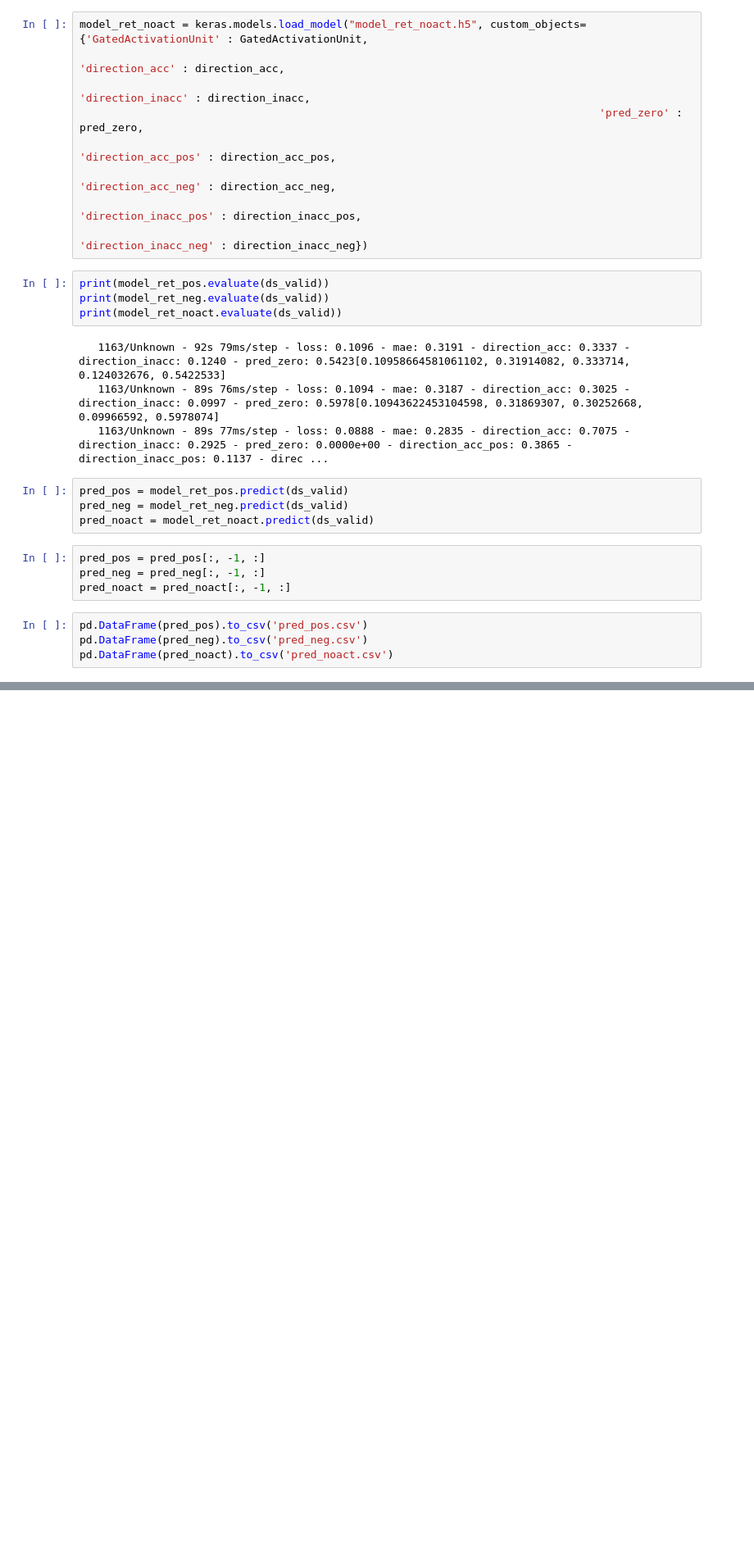
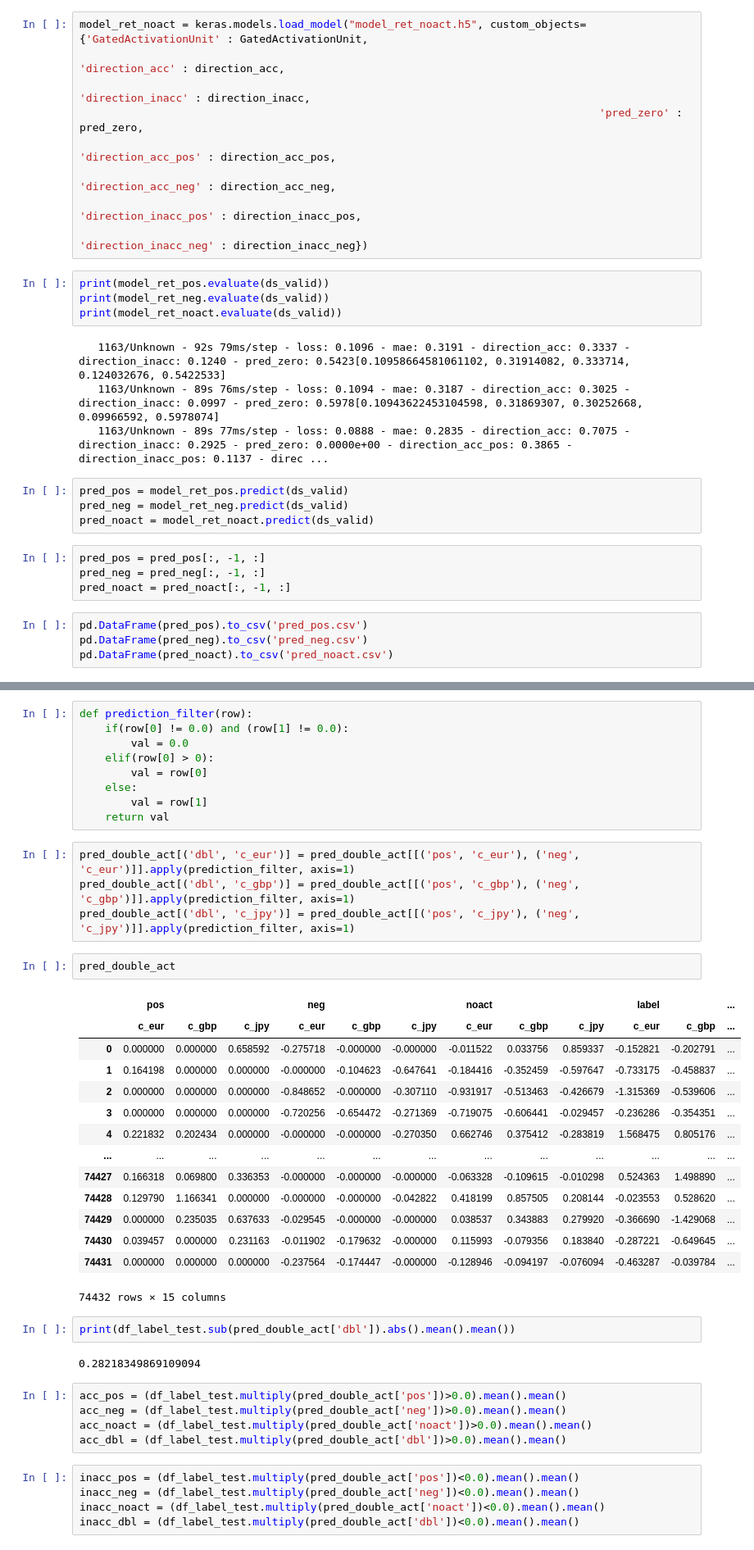
Before and after one commit to sinusgamma/probabilistic_wavenet_fx, a Jupyter notebook: wavenet_fx3.ipynb, the cells around one changed output, grey strips where cells are left out. Shown at 82% size. Cells and saved outputs as stored; diff of their text form; blank space fills up the shorter version.

```diff
--- a/wavenet_fx3.ipynb
+++ b/wavenet_fx3.ipynb
@@ -979,0 +1069,44 @@ pd.DataFrame(pred_noact).to_csv('pred_noact.csv')
+# %%
+def prediction_filter(row):
+    if(row[0] != 0.0) and (row[1] != 0.0):
+        val = 0.0
+    elif(row[0] > 0):
+        val = row[0]
+    else:
+        val = row[1]
+    return val
+# %%
+pred_double_act[('dbl', 'c_eur')] = pred_double_act[[('pos', 'c_eur'), ('neg', 'c_eur')]].apply(prediction_filter, axis=1)
+pred_double_act[('dbl', 'c_gbp')] = pred_double_act[[('pos', 'c_gbp'), ('neg', 'c_gbp')]].apply(prediction_filter, axis=1)
+pred_double_act[('dbl', 'c_jpy')] = pred_double_act[[('pos', 'c_jpy'), ('neg', 'c_jpy')]].apply(prediction_filter, axis=1)
+# %%
+pred_double_act
+# %% [output]
+|  | pos |  |  | neg |  |  | noact |  |  | label |  | ... |
+|  | c_eur | c_gbp | c_jpy | c_eur | c_gbp | c_jpy | c_eur | c_gbp | c_jpy | c_eur | c_gbp | ... |
+| 0 | 0.000000 | 0.000000 | 0.658592 | -0.275718 | -0.000000 | -0.000000 | -0.011522 | 0.033756 | 0.859337 | -0.152821 | -0.202791 | ... |
+| 1 | 0.164198 | 0.000000 | 0.000000 | -0.000000 | -0.104623 | -0.647641 | -0.184416 | -0.352459 | -0.597647 | -0.733175 | -0.458837 | ... |
+| 2 | 0.000000 | 0.000000 | 0.000000 | -0.848652 | -0.000000 | -0.307110 | -0.931917 | -0.513463 | -0.426679 | -1.315369 | -0.539606 | ... |
+| 3 | 0.000000 | 0.000000 | 0.000000 | -0.720256 | -0.654472 | -0.271369 | -0.719075 | -0.606441 | -0.029457 | -0.236286 | -0.354351 | ... |
+| 4 | 0.221832 | 0.202434 | 0.000000 | -0.000000 | -0.000000 | -0.270350 | 0.662746 | 0.375412 | -0.283819 | 1.568475 | 0.805176 | ... |
+| ... | ... | ... | ... | ... | ... | ... | ... | ... | ... | ... | ... | ... |
+| 74427 | 0.166318 | 0.069800 | 0.336353 | -0.000000 | -0.000000 | -0.000000 | -0.063328 | -0.109615 | -0.010298 | 0.524363 | 1.498890 | ... |
+| 74428 | 0.129790 | 1.166341 | 0.000000 | -0.000000 | -0.000000 | -0.042822 | 0.418199 | 0.857505 | 0.208144 | -0.023553 | 0.528620 | ... |
+| 74429 | 0.000000 | 0.235035 | 0.637633 | -0.029545 | -0.000000 | -0.000000 | 0.038537 | 0.343883 | 0.279920 | -0.366690 | -1.429068 | ... |
+| 74430 | 0.039457 | 0.000000 | 0.231163 | -0.011902 | -0.179632 | -0.000000 | 0.115993 | -0.079356 | 0.183840 | -0.287221 | -0.649645 | ... |
+| 74431 | 0.000000 | 0.000000 | 0.000000 | -0.237564 | -0.174447 | -0.000000 | -0.128946 | -0.094197 | -0.076094 | -0.463287 | -0.039784 | ... |
+74432 rows × 15 columns
+# %%
+print(df_label_test.sub(pred_double_act['dbl']).abs().mean().mean())
+# %% [output]
+0.28218349869109094
+# %%
+acc_pos = (df_label_test.multiply(pred_double_act['pos'])>0.0).mean().mean()
+acc_neg = (df_label_test.multiply(pred_double_act['neg'])>0.0).mean().mean()
+acc_noact = (df_label_test.multiply(pred_double_act['noact'])>0.0).mean().mean()
+acc_dbl = (df_label_test.multiply(pred_double_act['dbl'])>0.0).mean().mean()
+# %%
+inacc_pos = (df_label_test.multiply(pred_double_act['pos'])<0.0).mean().mean()
+inacc_neg = (df_label_test.multiply(pred_double_act['neg'])<0.0).mean().mean()
+inacc_noact = (df_label_test.multiply(pred_double_act['noact'])<0.0).mean().mean()
+inacc_dbl = (df_label_test.multiply(pred_double_act['dbl'])<0.0).mean().mean()
```
Also changed, not shown: parts of 20 cells of this notebook, 10 other files.
